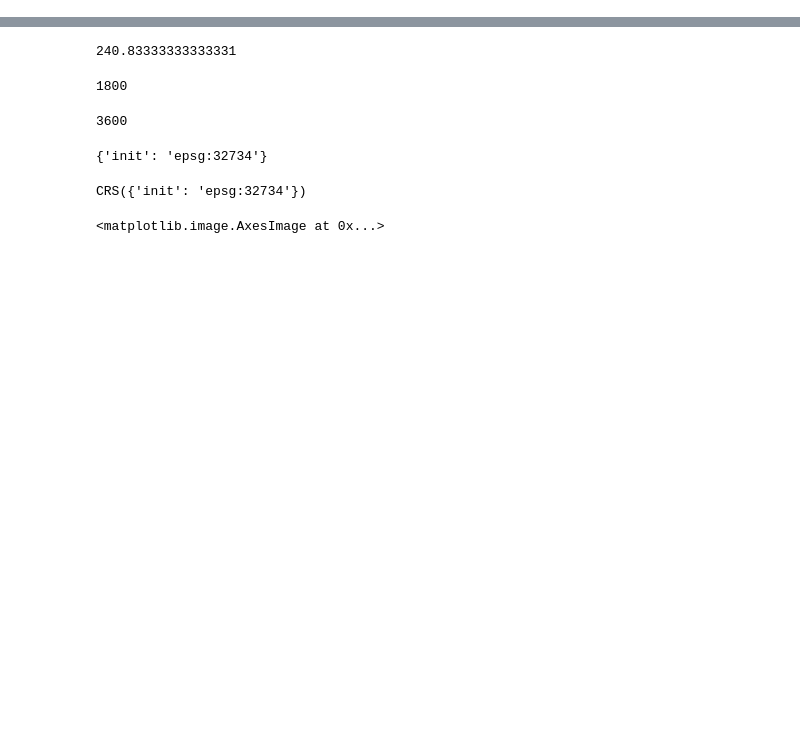
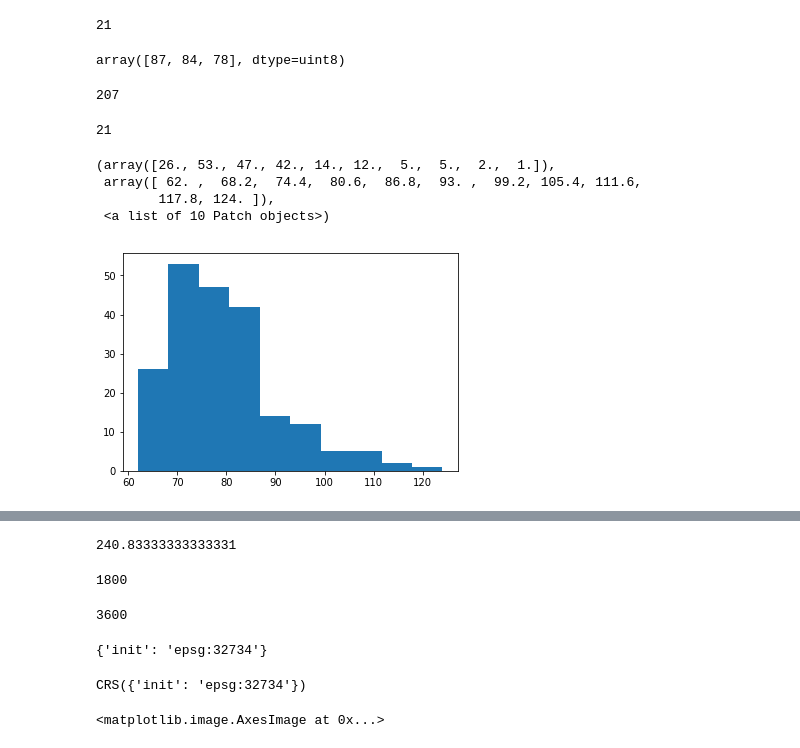
Before and after one commit to Justdjent/crop_field_classification, a Jupyter notebook: notebook/prepare_data.ipynb, the cells around one changed output, grey strips where cells are left out. Saved outputs shown, nothing was run; the diff lists cells and outputs as text; code cells hidden in the pictures; blank space fills up the shorter version.

```diff
--- a/notebook/prepare_data.ipynb
+++ b/notebook/prepare_data.ipynb
@@ -73,0 +107,4 @@ for num, row in train_df.iterrows():
+# %%
+np.sum(img_to_test[:, :, 0] == 0)
+# %% [output]
+21
@@ -73,0 +113,4 @@ for num, row in train_df.iterrows():
+# %%
+img_to_test[10, 10]
+# %% [output]
+array([87, 84, 78], dtype=uint8)
@@ -73,0 +119,18 @@ for num, row in train_df.iterrows():
+# %%
+np.count_nonzero(arr_2)
+# %% [output]
+207
+# %%
+np.sum(arr_2 == 0)
+# %% [output]
+21
+# %%
+arr_x = img_to_test[:, :, 0].flatten()
+arr_x = arr_x[arr_x != 0]
+plt.hist(arr_x)
+# %% [output]
+(array([26., 53., 47., 42., 14., 12.,  5.,  5.,  2.,  1.]),
+ array([ 62. ,  68.2,  74.4,  80.6,  86.8,  93. ,  99.2, 105.4, 111.6,
+        117.8, 124. ]),
+ <a list of 10 Patch objects>)
+[figure, added]
```
Also changed, not shown: parts of 17 cells of this notebook, 2 other files.
